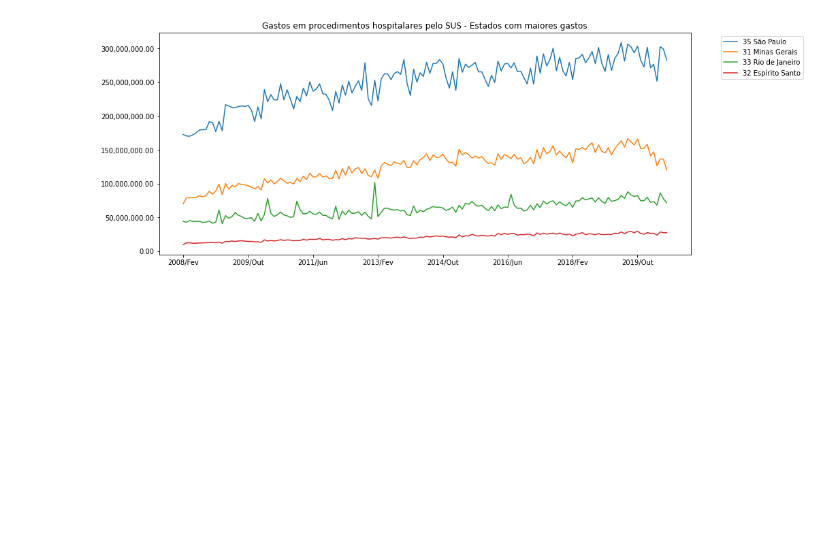
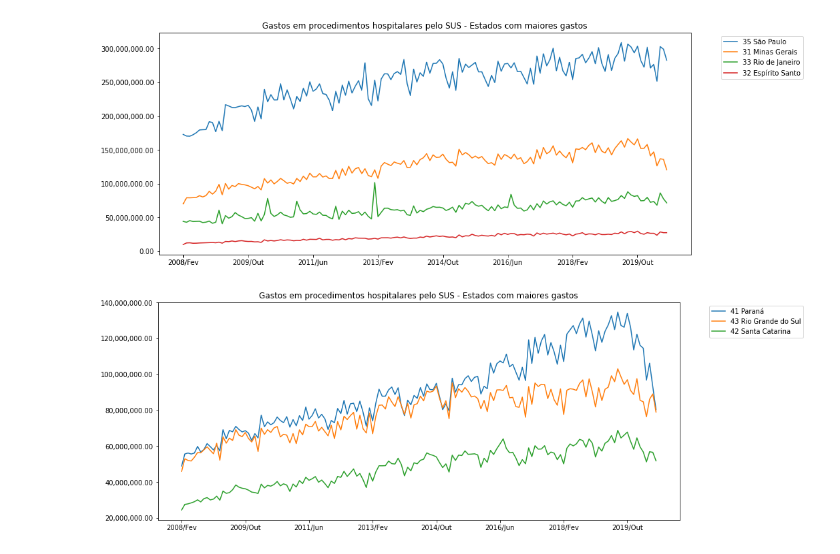
Before and after one commit to silviacfreitas/BootcampDataScienceAplicadaAlura, a Jupyter notebook: BootcampDSModulo01Aula03.ipynb, the cells around one changed output. Cells and saved outputs as stored; diff of their text form; code cells hidden in the pictures; blank space fills up the shorter version.

```diff
--- a/BootcampDSModulo01Aula03.ipynb
+++ b/BootcampDSModulo01Aula03.ipynb
@@ -647,6 +647,7 @@ ordenado_por_total.head()
 5 rows × 151 columns
 # %%
 sudeste = ordenado_por_total.loc[ordenado_por_total["Região"] == "Sudeste"]
+sul = ordenado_por_total.loc[ordenado_por_total["Região"] == "Sul"]
 # %%
 sudeste
 # %% [output]
@@ -662,3 +672,5 @@ sudeste = sudeste.drop("Região", axis=1)
+# %%
+sul = sul.drop("Região", axis=1)
 # %%
 ax = sudeste.T.plot(figsize=(14,6))
 ax.yaxis.set_major_formatter(ticker.StrMethodFormatter("{x:,.2f}"))
@@ -667,3 +679,11 @@ plt.legend(bbox_to_anchor=(1.05, 1),loc='upper left')
 plt.show()
 # %% [output]
 [figure]
+# %%
+ax = sul.T.plot(figsize=(14,6))
+ax.yaxis.set_major_formatter(ticker.StrMethodFormatter("{x:,.2f}"))
+plt.title("Gastos em procedimentos hospitalares pelo SUS - Estados com maiores gastos")
+plt.legend(bbox_to_anchor=(1.05, 1),loc='upper left')
+plt.show()
+# %% [output]
+[figure, added]
```
Also changed, not shown: parts of 5 cells of this notebook.
